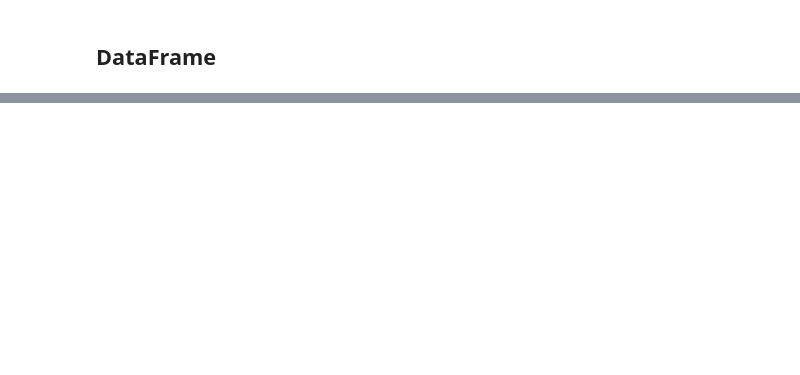
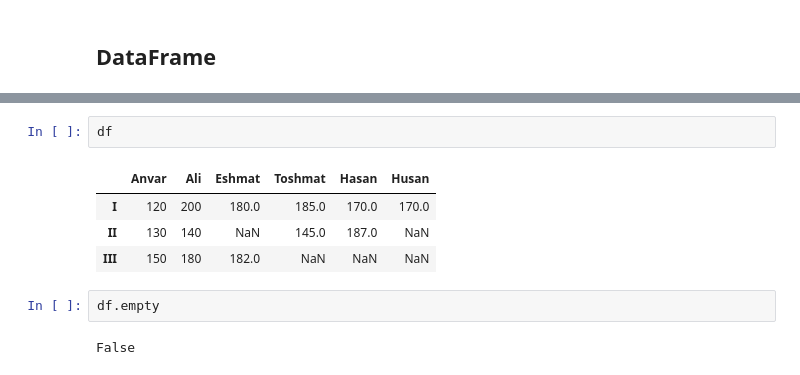
Before and after one commit to UsmanovAMRBEK/pandas-tutorial, a Jupyter notebook: pandas_02.ipynb, the cells around one changed output, grey strips where cells are left out. Saved outputs shown, nothing was run; the diff lists cells and outputs as text; blank space fills up the shorter version.

```diff
--- a/pandas_02.ipynb
+++ b/pandas_02.ipynb
@@ -112,0 +368,11 @@ obj[1] # obj[0]  return Error
+# %%
+df
+# %% [output]
+|  | Anvar | Ali | Eshmat | Toshmat | Hasan | Husan |
+| I | 120 | 200 | 180.0 | 185.0 | 170.0 | 170.0 |
+| II | 130 | 140 | NaN | 145.0 | 187.0 | NaN |
+| III | 150 | 180 | 182.0 | NaN | NaN | NaN |
+# %%
+df.empty
+# %% [output]
+False
```
Also changed, not shown: parts of 46 cells of this notebook.
